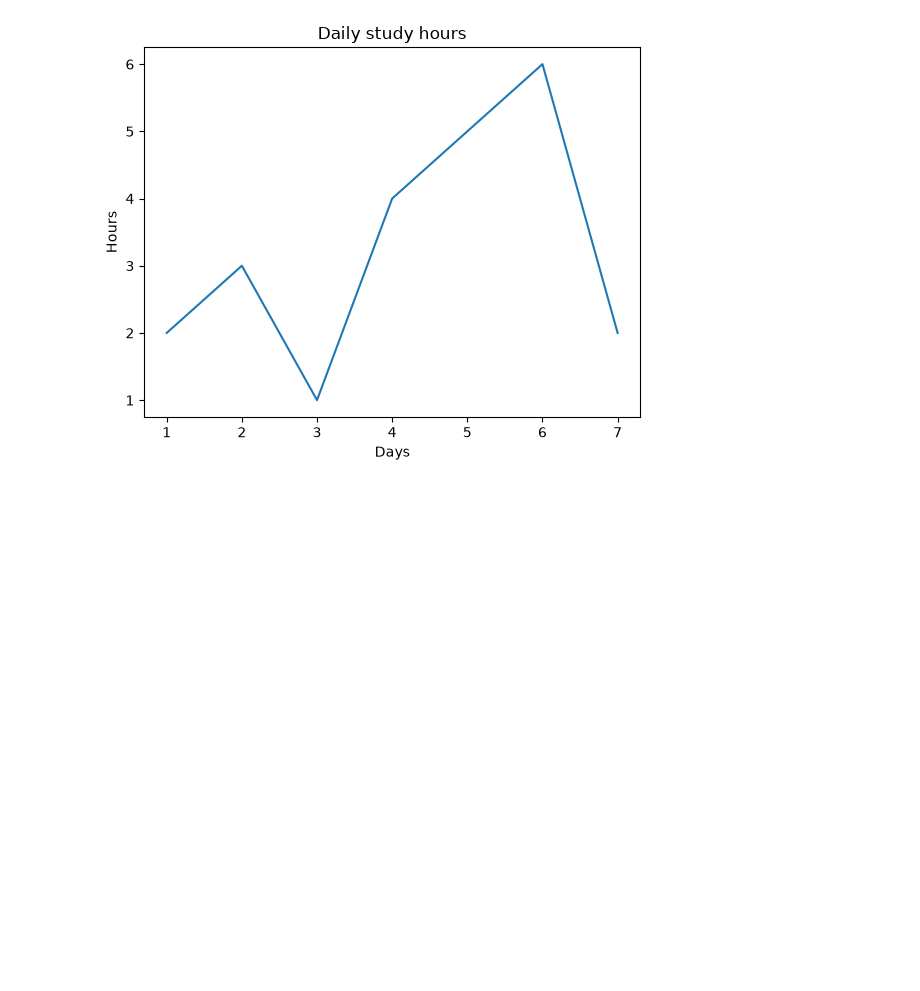
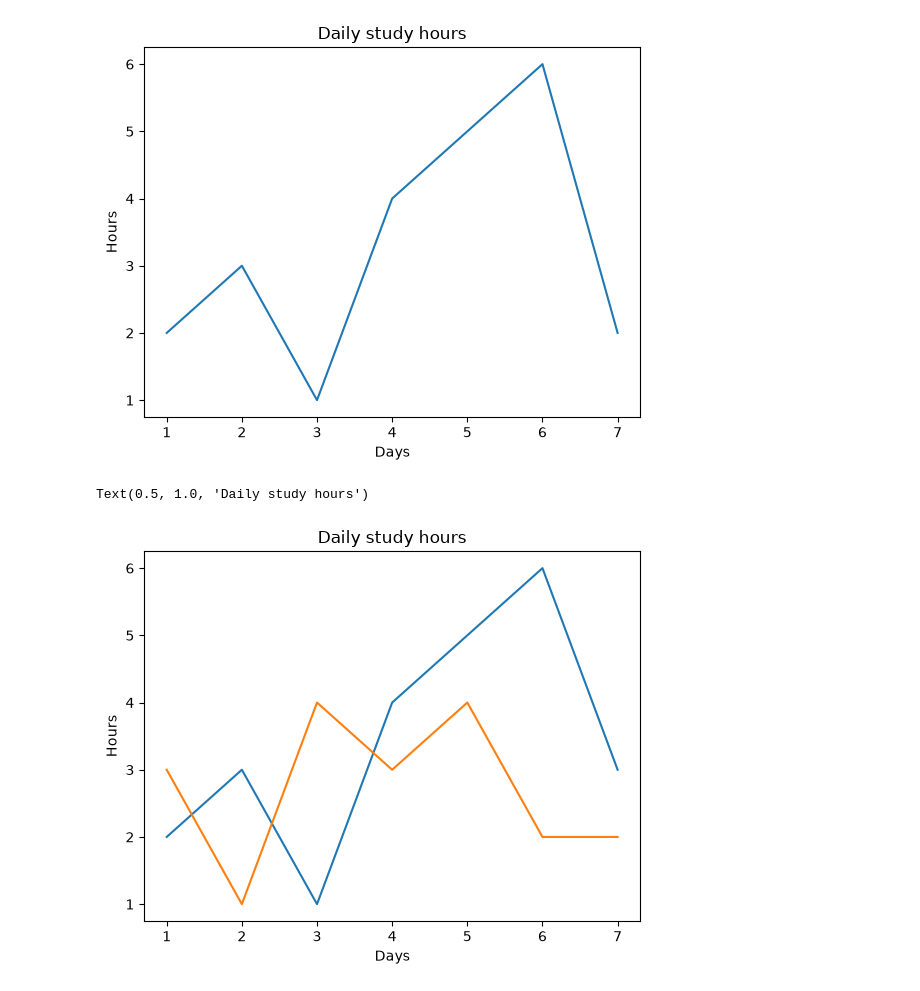
Before and after one commit to Wali-00/Python-Foundation, a Jupyter notebook: module_13/matplotlib.ipynb, the cells around one changed output. Saved outputs shown, nothing was run; the diff lists cells and outputs as text; code cells hidden in the pictures; blank space fills up the shorter version.

```diff
--- a/module_13/matplotlib.ipynb
+++ b/module_13/matplotlib.ipynb
@@ -15,3 +15,17 @@ plt.title('Daily study hours')
 # %% [output]
 Text(0.5, 1.0, 'Daily study hours')
 [figure]
+# %%
+days = [1,2,3,4,5,6,7]
+hours = [2,3,1,4,5,6,3]
+hours1 = [3,1,4,3,4,2,2]
+plt.plot(days,hours)
+plt.plot(days,hours1)
+
+plt.xlabel('Days')
+plt.ylabel('Hours')
+
+plt.title('Daily study hours')
+# %% [output]
+Text(0.5, 1.0, 'Daily study hours')
+[figure, added]
```
Also changed, not shown: parts of 3 cells of this notebook, 1 other file.
